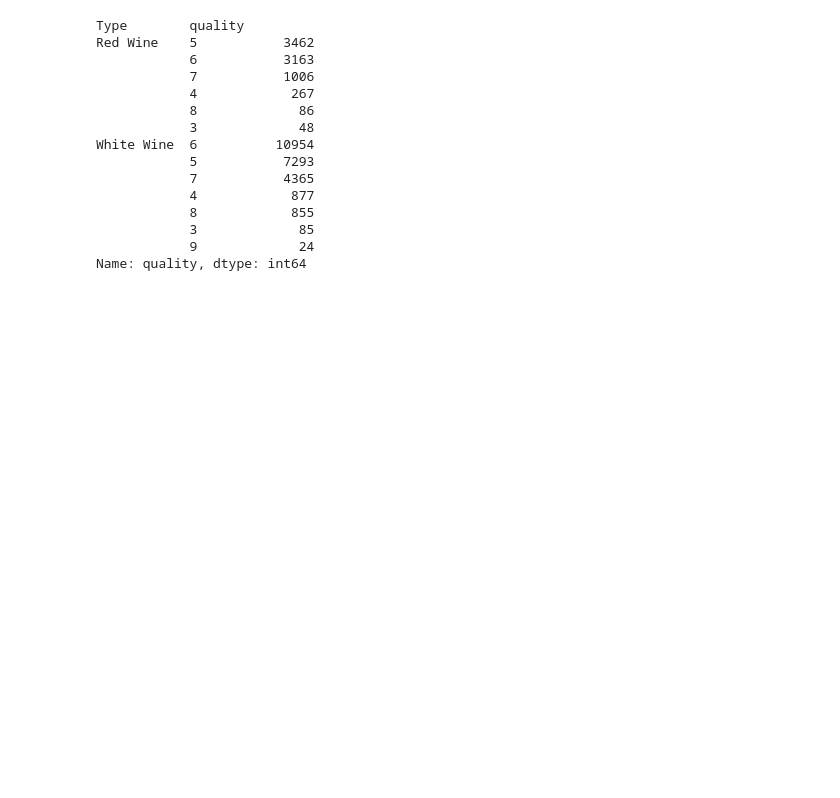
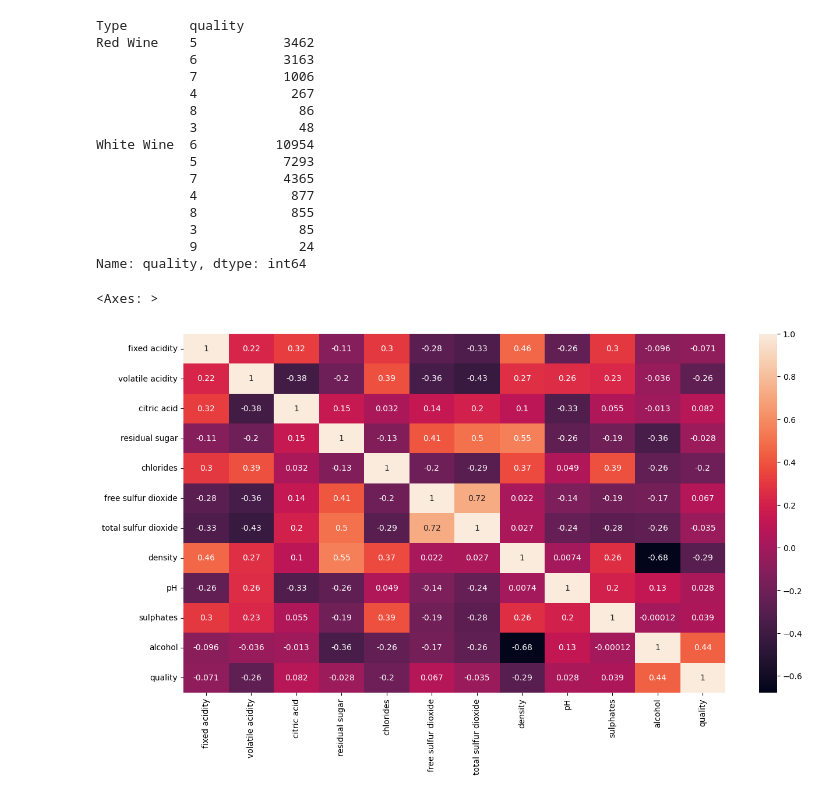
Before and after one commit to DataMasterBI/WineQuality, a Jupyter notebook: EDA.ipynb, the cells around one changed output. Cells and saved outputs as stored; diff of their text form; code cells hidden in the pictures; blank space fills up the shorter version.

Commit message:
Agrego mapa de calor con las correlaciones de las variables

```diff
--- a/EDA.ipynb
+++ b/EDA.ipynb
@@ -4,6 +4,9 @@ import numpy as np
 import pandas as pd
 import matplotlib.pyplot as plt
 import seaborn as sns
+
+from matplotlib import rcParams
+rcParams['figure.figsize'] = 15,8 # Fijo tamaño de los graficos
 # %%
 # Importo el dataset
 df = pd.read_csv('WineQuality.csv')
@@ -68,3 +71,9 @@ White Wine  6          10954
             3             85
             9             24
 Name: quality, dtype: int64
+# %%
+# Verificamos la correlacion de las variables con un mapa de calor
+sns.heatmap(df.corr(), annot=True)
+# %% [output]
+<Axes: >
+[figure, added]
```
Also changed, not shown: parts of 1 cell of this notebook.
